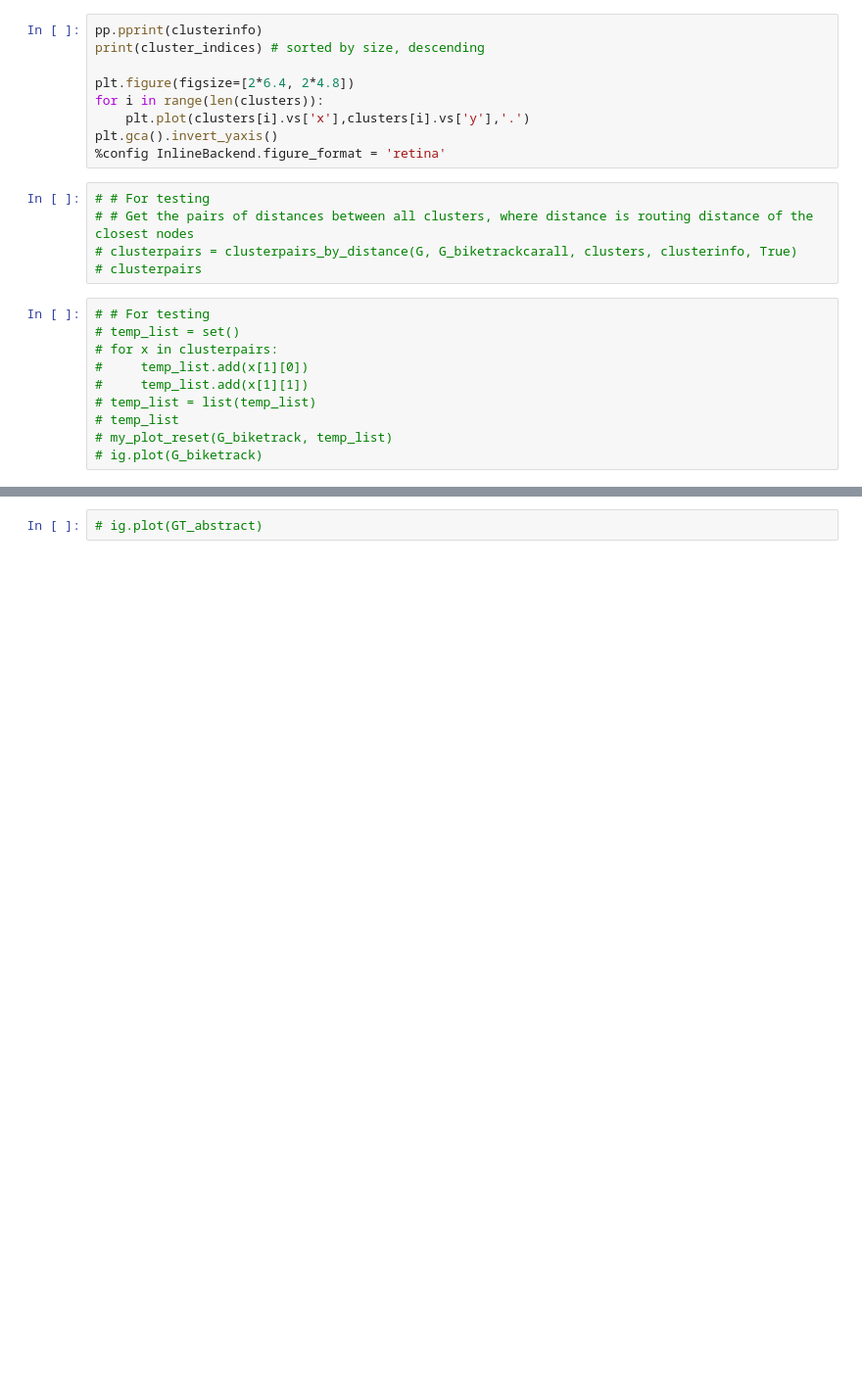
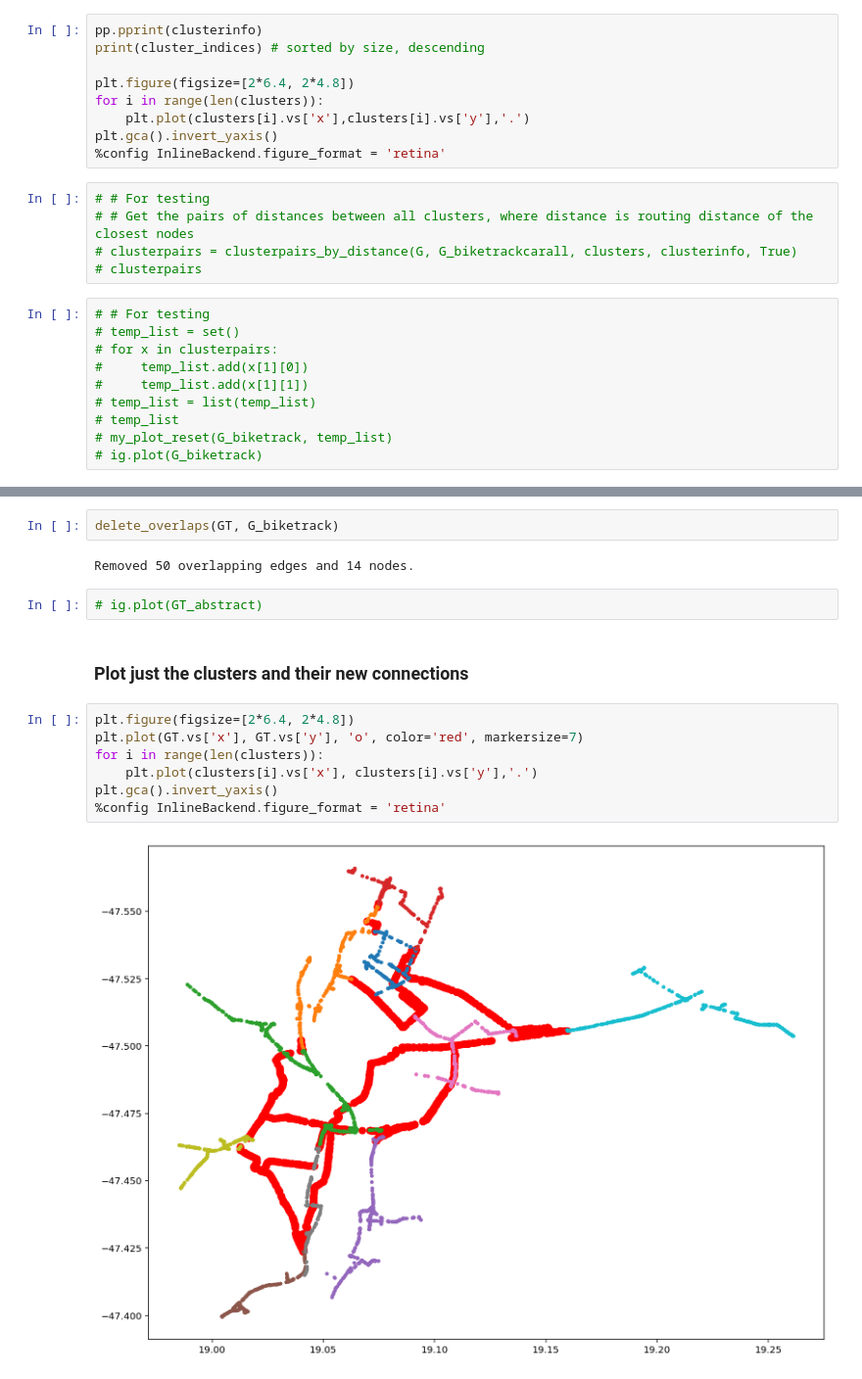
Before and after one commit to mszell/bikenwgrowth, a Jupyter notebook: michael/code/connect_clusters.ipynb, the cells around one changed output, grey strips where cells are left out. Shown at 98% size. Drawn from its saved outputs; the diff is of its cells as text; blank space fills up the shorter version.

Commit message:
added a delete_overlaps function

```diff
--- a/michael/code/connect_clusters.ipynb
+++ b/michael/code/connect_clusters.ipynb
@@ -473,2 +503,17 @@ Working on cluster 4 of 5.
+# %%
+delete_overlaps(GT, G_biketrack)
+# %% [output]
+Removed 50 overlapping edges and 14 nodes.
 # %%
 # ig.plot(GT_abstract)
+# %% [markdown]
+### Plot just the clusters and their new connections
+# %%
+plt.figure(figsize=[2*6.4, 2*4.8])
+plt.plot(GT.vs['x'], GT.vs['y'], 'o', color='red', markersize=7)
+for i in range(len(clusters)):
+    plt.plot(clusters[i].vs['x'], clusters[i].vs['y'],'.')
+plt.gca().invert_yaxis()
+%config InlineBackend.figure_format = 'retina'
+# %% [output]
+[figure, added]
```
Also changed, not shown: parts of 8 cells of this notebook.
